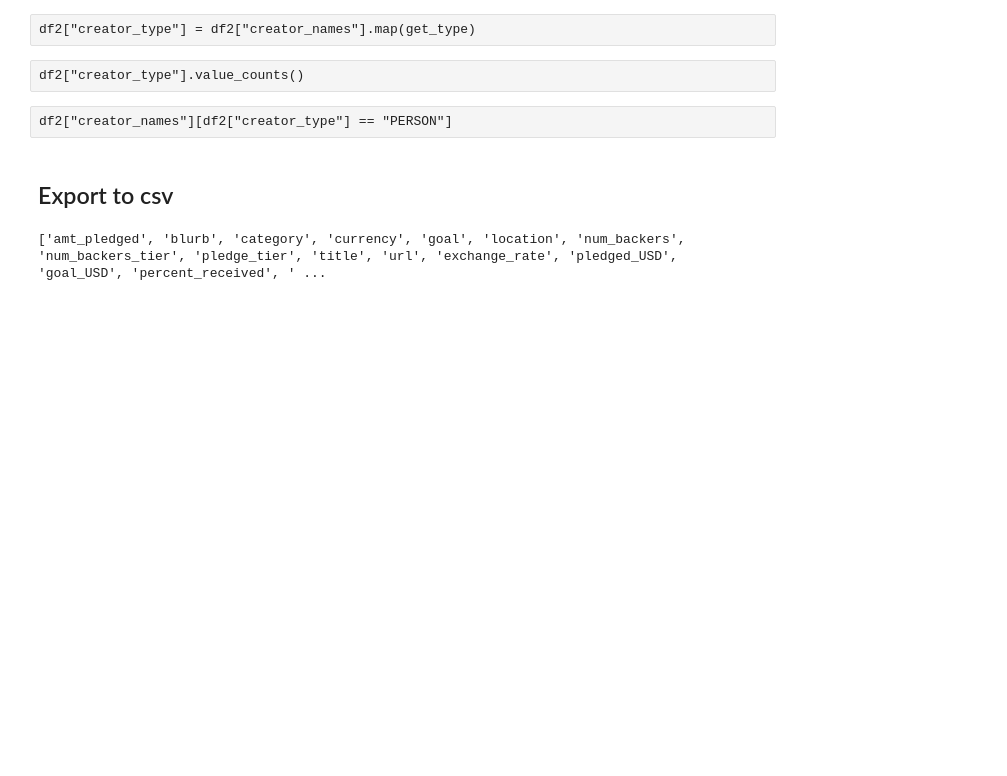
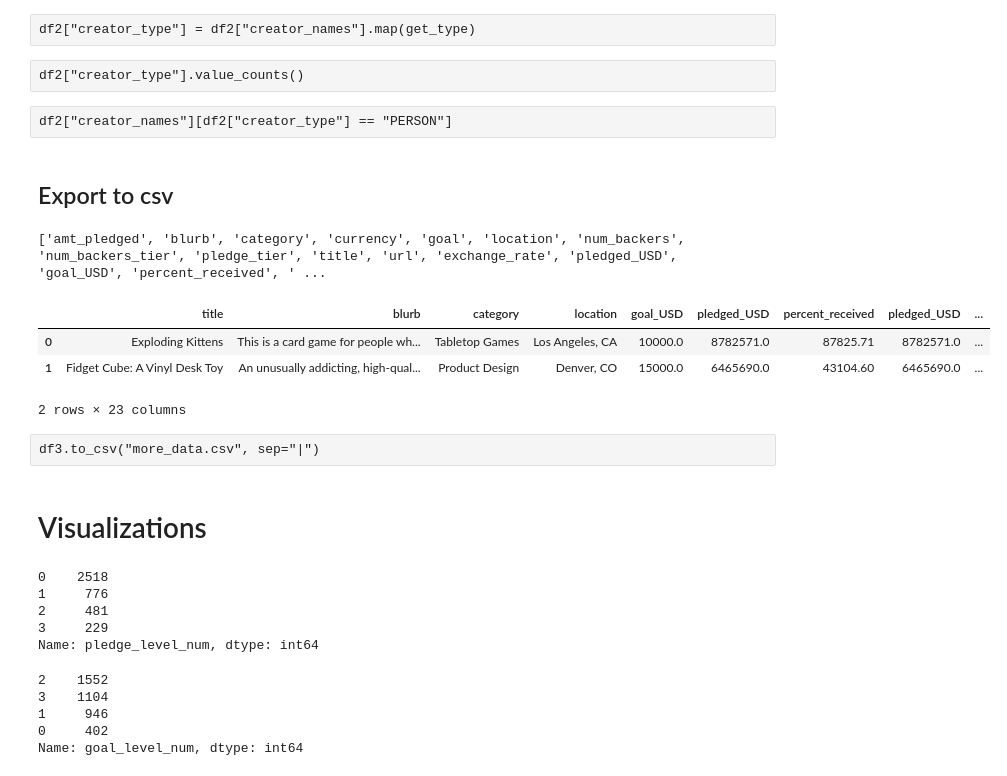
Before and after one commit to spockl/ga-dsi-1, a Jupyter notebook: projects/group-eda/kickstarter.ipynb, the cells around one changed output. Saved outputs shown, nothing was run; the diff lists cells and outputs as text; code cells hidden in the pictures; blank space fills up the shorter version.

```diff
--- a/projects/group-eda/kickstarter.ipynb
+++ b/projects/group-eda/kickstarter.ipynb
@@ -376,0 +375,27 @@ df3.to_csv("more_data.csv", sep="|")
+# %%
+df3.head(2)
+# %% [output]
+|  | title | blurb | category | location | goal_USD | pledged_USD | percent_received | pledged_USD | ... |
+| 0 | Exploding Kittens | This is a card game for people wh... | Tabletop Games | Los Angeles, CA | 10000.0 | 8782571.0 | 87825.71 | 8782571.0 | ... |
+| 1 | Fidget Cube: A Vinyl Desk Toy | An unusually addicting, high-qual... | Product Design | Denver, CO | 15000.0 | 6465690.0 | 43104.60 | 6465690.0 | ... |
+2 rows × 23 columns
+# %% [raw]
+df3.to_csv("more_data.csv", sep="|")
+# %% [markdown]
+# Visualizations
+# %%
+df3["pledge_level_num"].value_counts()
+# %% [output]
+0    2518
+1     776
+2     481
+3     229
+Name: pledge_level_num, dtype: int64
+# %%
+df3["goal_level_num"].value_counts()
+# %% [output]
+2    1552
+3    1104
+1     946
+0     402
+Name: goal_level_num, dtype: int64
```
Also changed, not shown: parts of 4 cells of this notebook, 2 other files.
